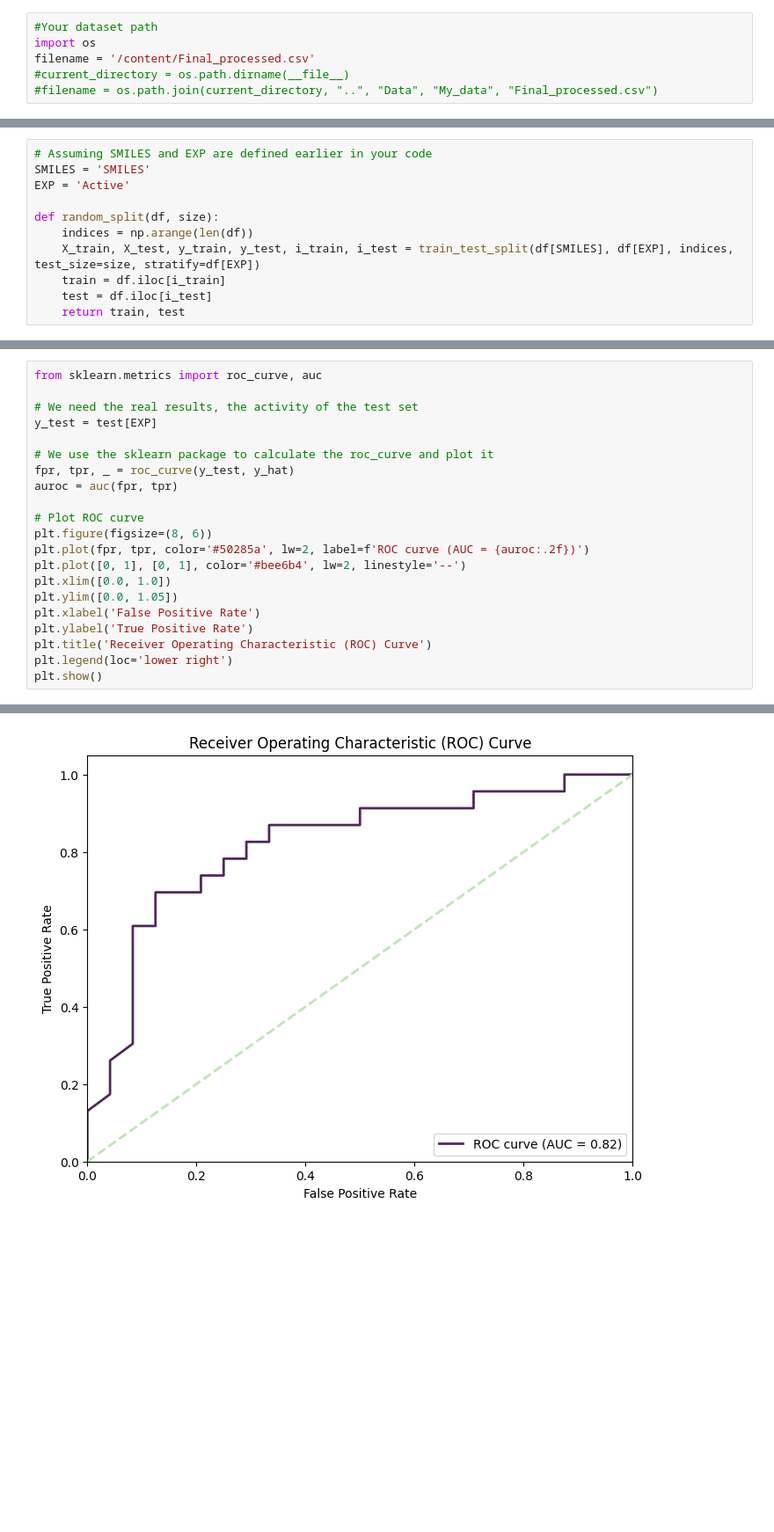
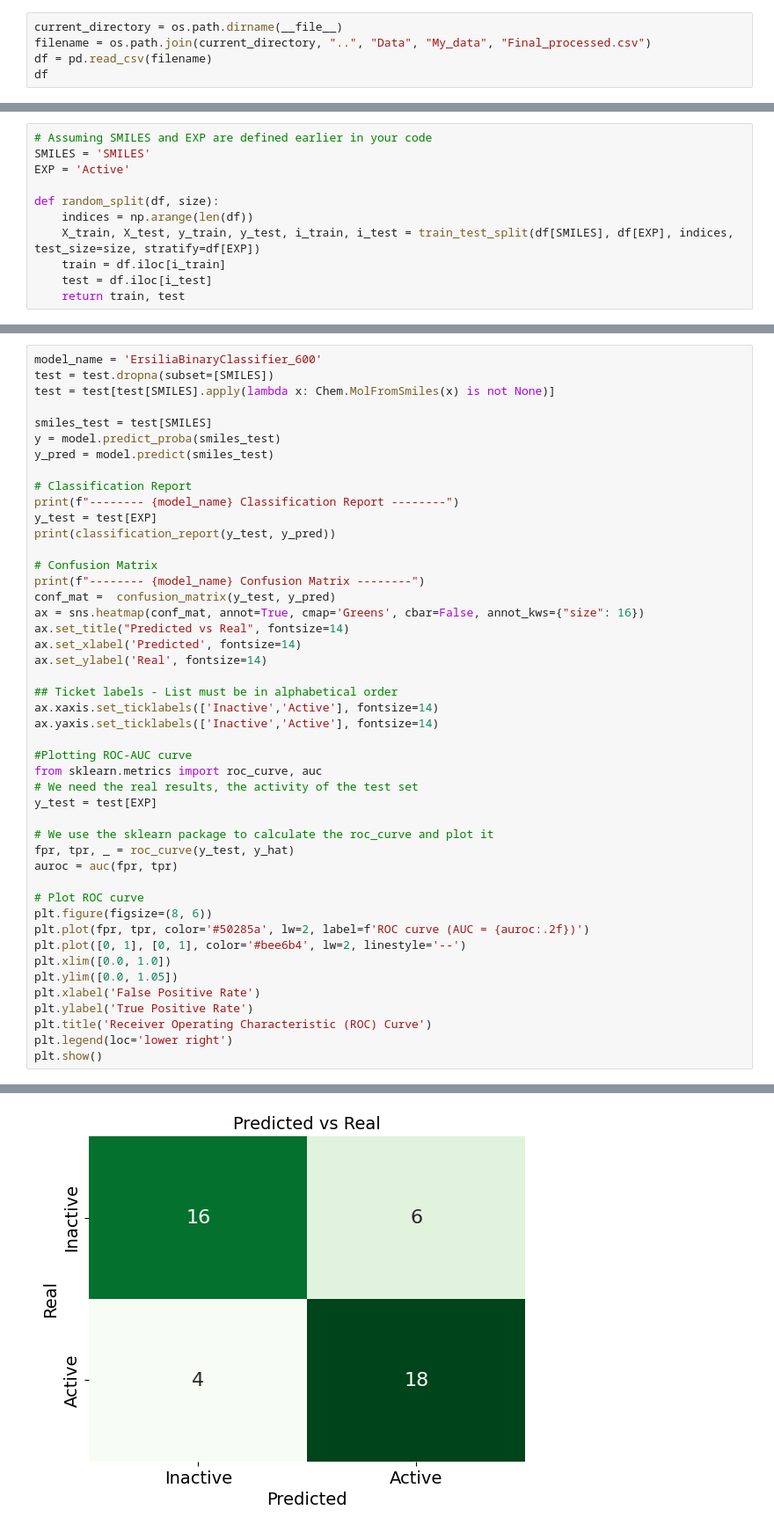
Before and after one commit to ersilia-os/eos5cl7, a Jupyter notebook: model/framework/code/01_Model_training.ipynb, the cells around one changed output, grey strips where cells are left out. Shown: that part at 88% size. Drawn from its saved outputs; the diff is of its cells as text; blank space fills up the shorter version.

```diff
--- a/model/framework/code/01_Model_training.ipynb
+++ b/model/framework/code/01_Model_training.ipynb
@@ -27,6 +11,5 @@ Requirement already satisfied: mpmath>=0.19 in /usr/local/lib/python3.10/dist-pa
 # %%
-#Your dataset path
-import os
-filename = '/content/Final_processed.csv'
-#current_directory = os.path.dirname(__file__)
-#filename = os.path.join(current_directory, "..", "Data", "My_data", "Final_processed.csv")
+current_directory = os.path.dirname(__file__)
+filename = os.path.join(current_directory, "..", "Data", "My_data", "Final_processed.csv")
+df = pd.read_csv(filename)
+df
@@ -309,6 +379,31 @@ Streaming output truncated to the last 5000 lines.
 # %%
+model_name = 'ErsiliaBinaryClassifier_600'
+test = test.dropna(subset=[SMILES])
+test = test[test[SMILES].apply(lambda x: Chem.MolFromSmiles(x) is not None)]
+
+smiles_test = test[SMILES]
+y = model.predict_proba(smiles_test)
+y_pred = model.predict(smiles_test)
+
+# Classification Report
+print(f"-------- {model_name} Classification Report --------")
+y_test = test[EXP]
+print(classification_report(y_test, y_pred))
+
+# Confusion Matrix
+print(f"-------- {model_name} Confusion Matrix --------")
+conf_mat =  confusion_matrix(y_test, y_pred)
+ax = sns.heatmap(conf_mat, annot=True, cmap='Greens', cbar=False, annot_kws={"size": 16})
+ax.set_title("Predicted vs Real", fontsize=14)
+ax.set_xlabel('Predicted', fontsize=14)
+ax.set_ylabel('Real', fontsize=14)
+
+## Ticket labels - List must be in alphabetical order
+ax.xaxis.set_ticklabels(['Inactive','Active'], fontsize=14)
+ax.yaxis.set_ticklabels(['Inactive','Active'], fontsize=14)
+
+#Plotting ROC-AUC curve
 from sklearn.metrics import roc_curve, auc
-
 # We need the real results, the activity of the test set
 y_test = test[EXP]
 
@@ -331 +437 @@ plt.show()
-[figure, old version]
+[figure, new version]
```
Also changed, not shown: parts of 27 cells of this notebook, 5 other files.
